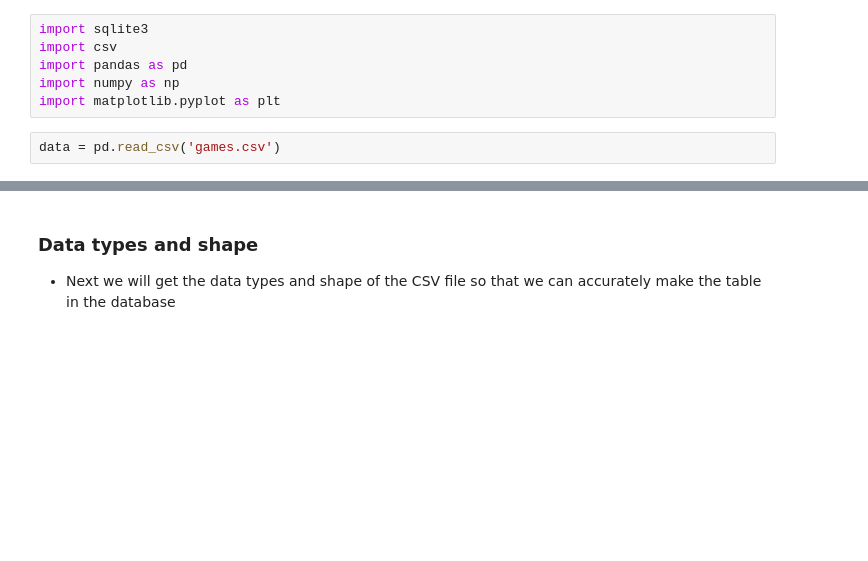
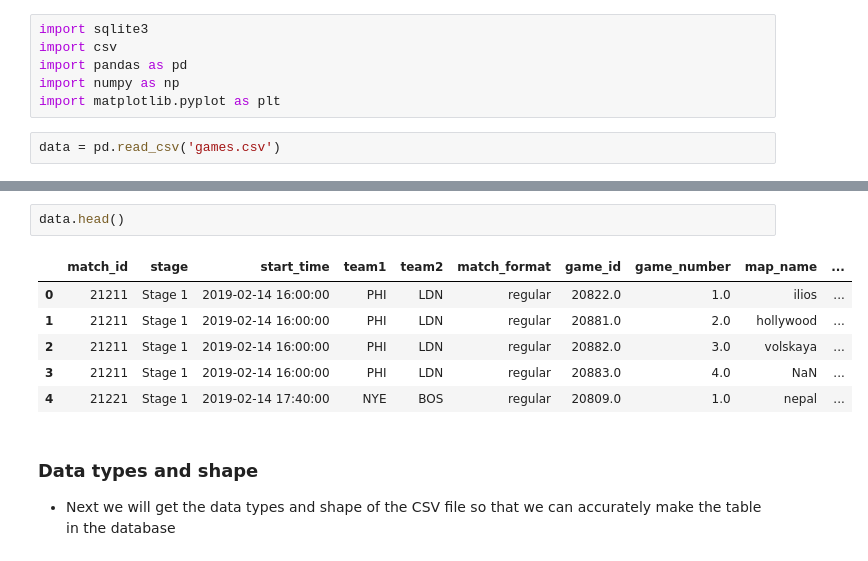
Before and after one commit to RyanAsherStevens/Overwatch-League, a Jupyter notebook: Overwatch_League.ipynb, the cells around one changed output, grey strips where cells are left out. Cells and saved outputs as stored; diff of their text form; blank space fills up the shorter version.

```diff
--- a/Overwatch_League.ipynb
+++ b/Overwatch_League.ipynb
@@ -35,3 +15,12 @@ print(data)
+# %%
+data.head()
+# %% [output]
+|  | match_id | stage | start_time | team1 | team2 | match_format | game_id | game_number | map_name | ... |
+| 0 | 21211 | Stage 1 | 2019-02-14 16:00:00 | PHI | LDN | regular | 20822.0 | 1.0 | ilios | ... |
+| 1 | 21211 | Stage 1 | 2019-02-14 16:00:00 | PHI | LDN | regular | 20881.0 | 2.0 | hollywood | ... |
+| 2 | 21211 | Stage 1 | 2019-02-14 16:00:00 | PHI | LDN | regular | 20882.0 | 3.0 | volskaya | ... |
+| 3 | 21211 | Stage 1 | 2019-02-14 16:00:00 | PHI | LDN | regular | 20883.0 | 4.0 | NaN | ... |
+| 4 | 21221 | Stage 1 | 2019-02-14 17:40:00 | NYE | BOS | regular | 20809.0 | 1.0 | nepal | ... |
 # %% [markdown]
 ### Data types and shape
 
```
Also changed, not shown: parts of 7 cells of this notebook.
